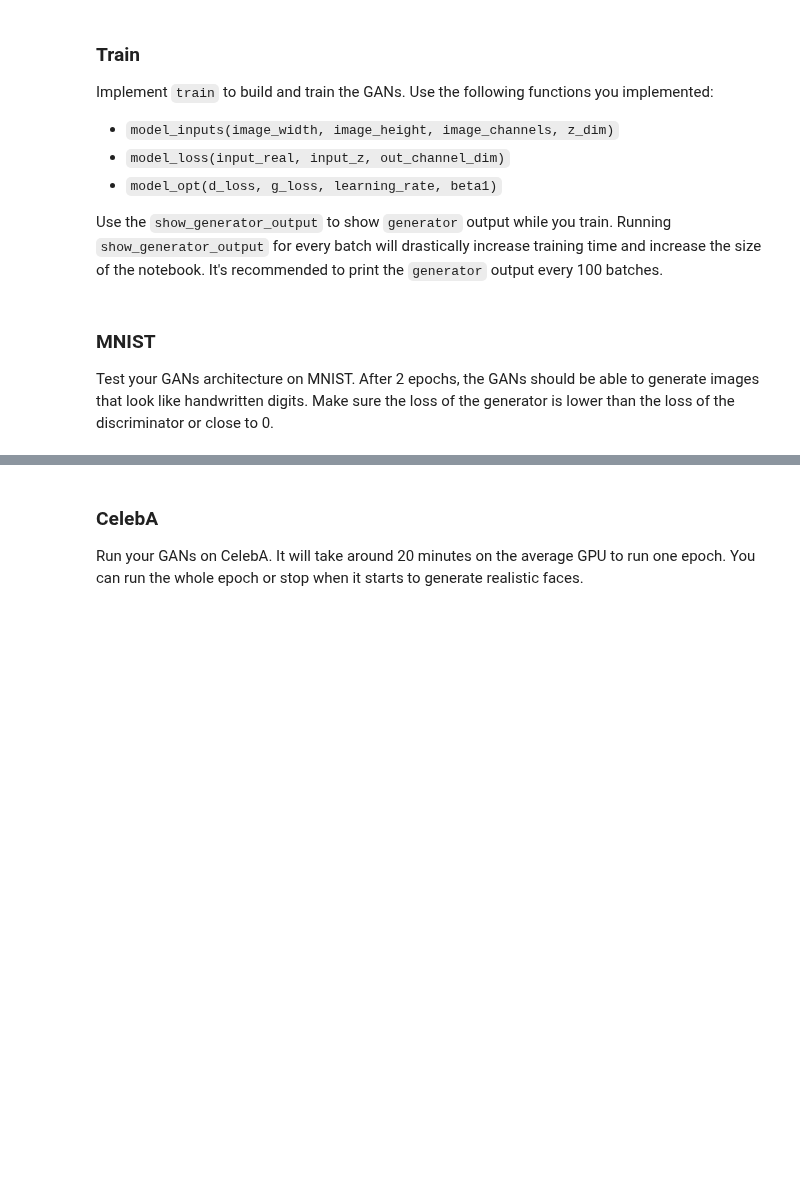
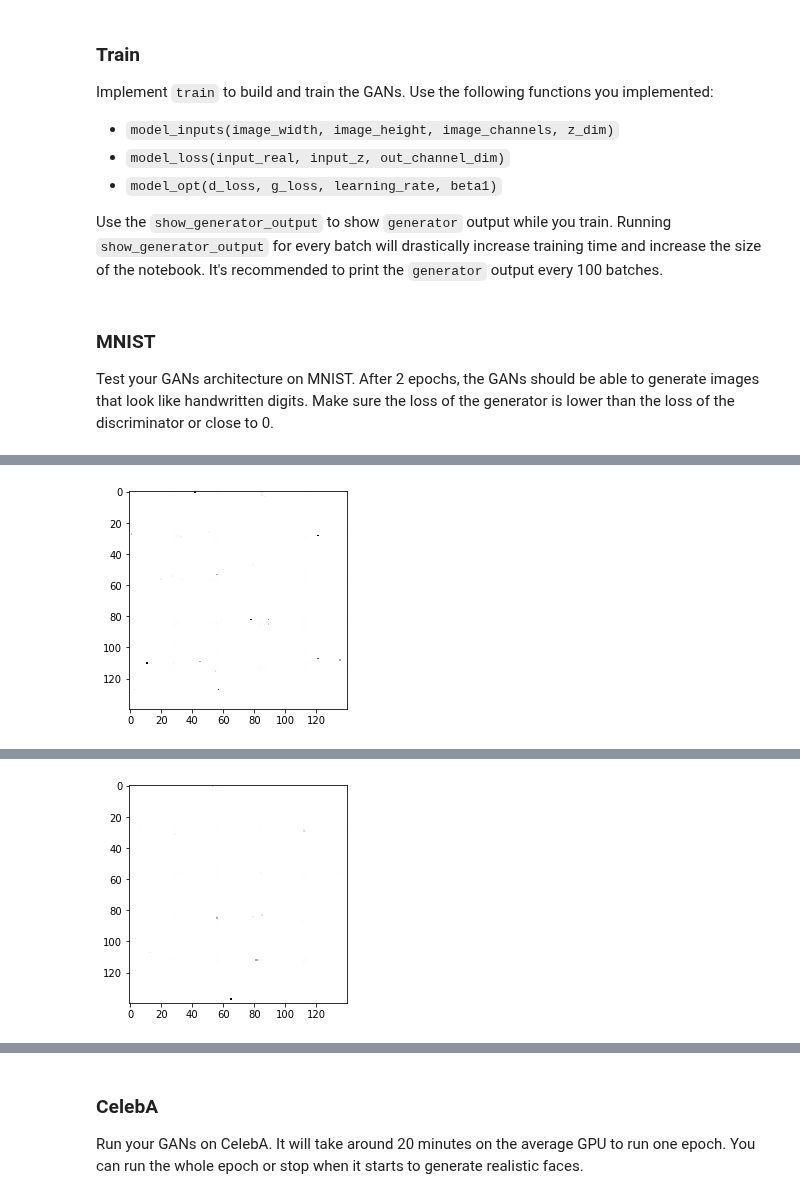
Before and after one commit to ksooklall/deep_learning_foundation, a Jupyter notebook: face_generation/dlnd_face_generation.ipynb, the cells around one changed output, grey strips where cells are left out. Saved outputs shown, nothing was run; the diff lists cells and outputs as text; code cells hidden in the pictures; blank space fills up the shorter version.

```diff
--- a/face_generation/dlnd_face_generation.ipynb
+++ b/face_generation/dlnd_face_generation.ipynb
@@ -270,8 +271,9 @@ def model_opt(d_loss, g_loss, learning_rate, beta1):
     g_var = [var for var in t_vars if var.name.startswith('generator')]
     d_var = [var for var in t_vars if var.name.startswith('discriminator')]
 
-    g_train = tf.train.AdamOptimizer(learning_rate).minimize(g_loss, var_list = g_var)
-    d_train = tf.train.AdamOptimizer(learning_rate).minimize(d_loss, var_list = d_var)
+    with tf.control_dependencies(tf.get_collection(tf.GraphKeys.UPDATE_OPS)):
+        g_train = tf.train.AdamOptimizer(learning_rate, beta1=beta1).minimize(g_loss, var_list = g_var)
+        d_train = tf.train.AdamOptimizer(learning_rate, beta1=beta1).minimize(d_loss, var_list = d_var)
     return d_train, g_train
 
 
@@ -332,36 +334,43 @@ def train(epoch_count, batch_size, z_dim, learning_rate, beta1, get_batches, dat
     :param data_shape: Shape of the data
     :param data_image_mode: The image mode to use for images ("RGB" or "L")
     """
-    input_data, z_data, learning_rate = model_inputs(data_shape[1], data_shape[2], data_shape[3], z_dim)
+    _, image_width, image_height, image_channels = data_shape
+    input_data, z_data, t_lr = model_inputs(image_width, image_height, image_channels, z_dim)
+    disc_loss, gen_loss = model_loss(input_data, z_data, image_channels)
+    disc_train, gen_train = model_opt(disc_loss, gen_loss, t_lr, beta1)
+
+    steps = 0
+    losses = {'gen_loss': [], 'dis_loss': []}
 
     with tf.Session() as sess:
         sess.run(tf.global_variables_initializer())
         for epoch_i in range(epoch_count):
             for batch_images in get_batches(batch_size):
+                steps += 1
+                batch_images *= 2
+                noise_z = np.random.uniform(-1, 1, size=(batch_size, z_dim))
 
-                # rehspae and rescale
-                images = batch_images.reshape(batch_size, 784) #np.prod(np.shape(batch_images)[1:], axis=0))
-                images = images * 2.0 - 1.0
-                input_z = np.random.normal(0, 0.1, size=(batch_size, z_dim)).astype(np.float32, copy=False)
-                import pdb; pdb.set_trace()
-                disc_loss, gen_loss = model_loss(images, input_z, 4)
-                disc_train, gen_train = model_opt(disc_loss, gen_loss, learning_rate, beta1)
-                _ = sess.run(disc_train, feed_dict={input_data: images, z_data: input_z})
-                _ = sess.run(gen_train, feed_dict={z_data: input_z})
+                _ = sess.run(disc_train, feed_dict={input_data: batch_images, z_data: noise_z, t_lr: learning_rate})
+                _ = sess.run(gen_train, feed_dict={input_data: batch_images, z_data: noise_z, t_lr: learning_rate})
 
-            disc_loss, gen_loss = model_loss(input_real, input_z, 4)
-            loss_g = sess.run(gen_loss, {z_data})
-            loss_d = sess.run(disc_loss, {input_data, })
+                if not steps % 10:
+                    training_loss_d = sess.run(disc_loss, feed_dict={input_data: batch_images, z_data: noise_z})
+                    training_loss_g = sess.run(gen_loss, feed_dict={z_data: noise_z})
+                    losses['gen_loss'].append(training_loss_g)
+                    losses['dis_loss'].append(training_loss_d)
 
-            print('Epoch: {} Gen Loss: {:.4f} Disc Loss: {:.4f}'.format(epoch_i, loss_g, loss_d))
+                    print('Epoch: {} Gen Loss: {:.4f} Disc Loss: {:.4f}'.format(epoch_i, training_loss_g, training_loss_d))
+
+                if not steps % 100:
+                    show_generator_output(sess, 5 * 5, z_data, image_channels, image_mode=data_image_mode)
 # %% [markdown]
 ### MNIST
 Test your GANs architecture on MNIST.  After 2 epochs, the GANs should be able to generate images that look like handwritten digits.  Make sure the loss of the generator is lower than the loss of the discriminator or close to 0.
 # %%
 batch_size = 512
 z_dim = 128
-learning_rate = 0.001
-beta1 = 10
+learning_rate = 0.0005
+beta1 = 0.5
 
 
 """
@@ -393,0 +396 @@ with tf.Graph().as_default():
+[figure, added]
@@ -394,0 +407 @@ BdbQuit:
+[figure, added]
```
Also changed, not shown: parts of 8 cells of this notebook.
